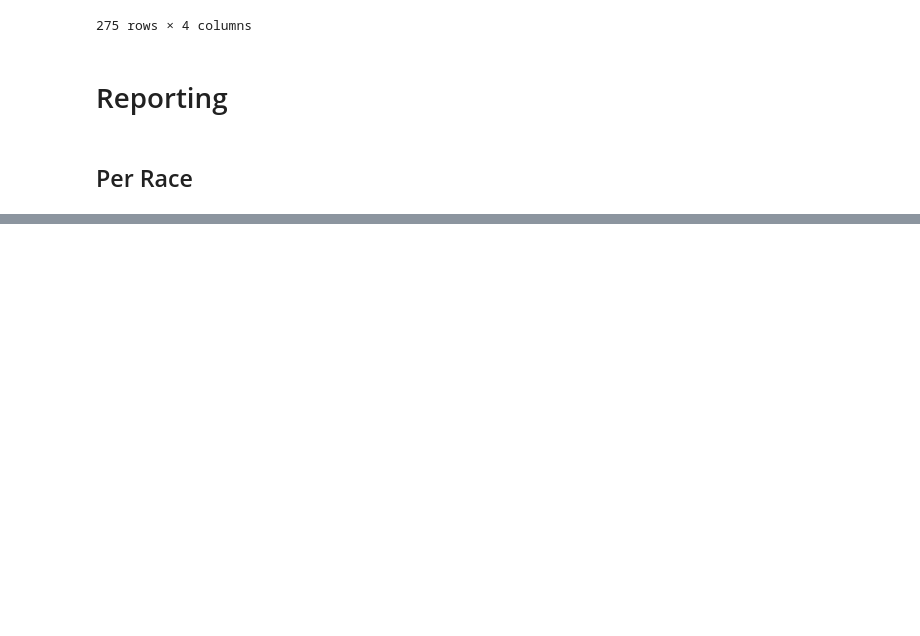
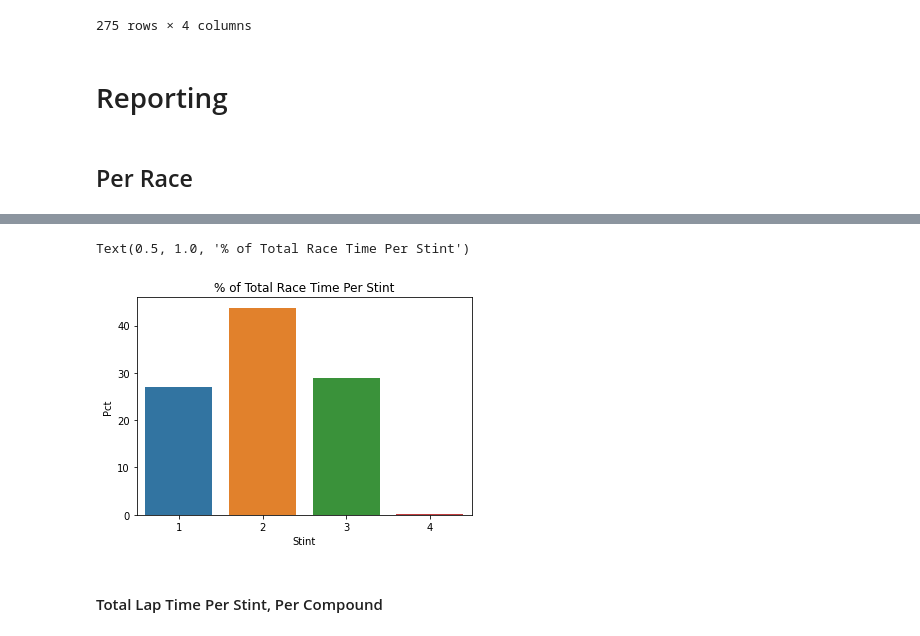
Before and after one commit to MyNameIsCalvinDavis/Data-Science, a Jupyter notebook: F1/F1.ipynb, the cells around one changed output, grey strips where cells are left out. Saved outputs shown, nothing was run; the diff lists cells and outputs as text; code cells hidden in the pictures; blank space fills up the shorter version.

```diff
--- a/F1/F1.ipynb
+++ b/F1/F1.ipynb
@@ -848,0 +902,11 @@ sns.lineplot(data=lapsg, x="Stint", y="Sec", ax=ax)
+# %%
+# Lap time per stint
+laps = laps_raw[["EventName", "LapTime", "Stint", "Sec"]][laps_raw["EventName"] == race]
+laps = laps.groupby(["EventName", "Stint"]).sum().reset_index()[["Stint", "Sec"]]
+tot_sec = laps["Sec"].sum()
+laps["Pct"] = (laps["Sec"] / tot_sec * 100).astype(str).str[:5] + "%"
+for idx, item in enumerate(laps["Sec"]):
+    laps["Sec"].iloc[idx] = str(datetime.timedelta(seconds=item))[:-3]
+    laps["Sec"].iloc[idx] = laps["Sec"].iloc[idx].zfill(12)
+#print("Time Per Stint:\n", laps.to_string(index=False, header=False))
+laps
@@ -848,0 +919,9 @@ sns.lineplot(data=lapsg, x="Stint", y="Sec", ax=ax)
+# %%
+laps["Pct"] = laps["Pct"].str[:-1].astype(float)
+g = sns.barplot(data=laps, x="Stint", y="Pct")
+g.set_title("% of Total Race Time Per Stint")
+# %% [output]
+Text(0.5, 1.0, '% of Total Race Time Per Stint')
+[figure, added]
+# %% [markdown]
+#### Total Lap Time Per Stint, Per Compound
```
Also changed, not shown: parts of 33 cells of this notebook.
